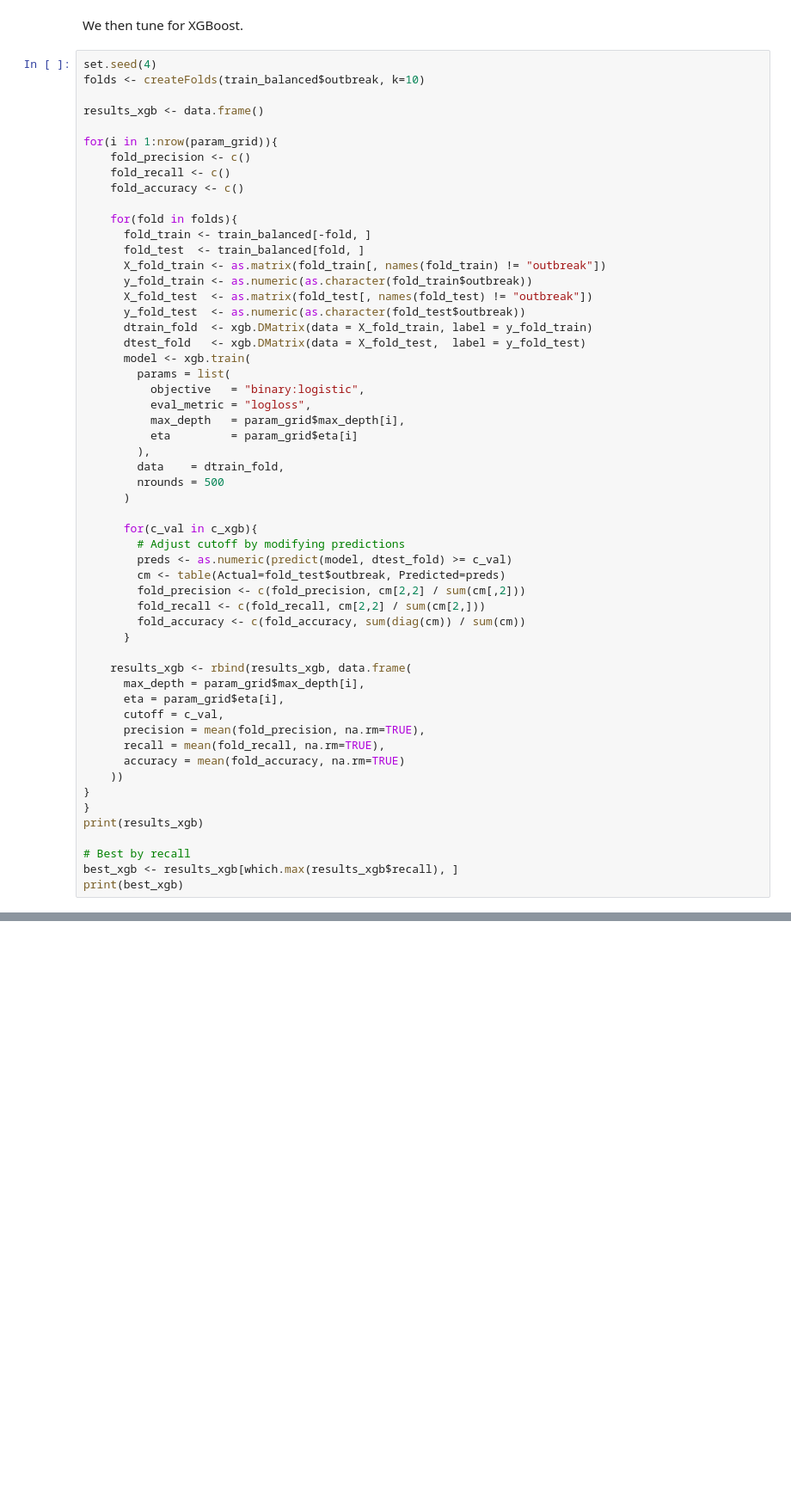
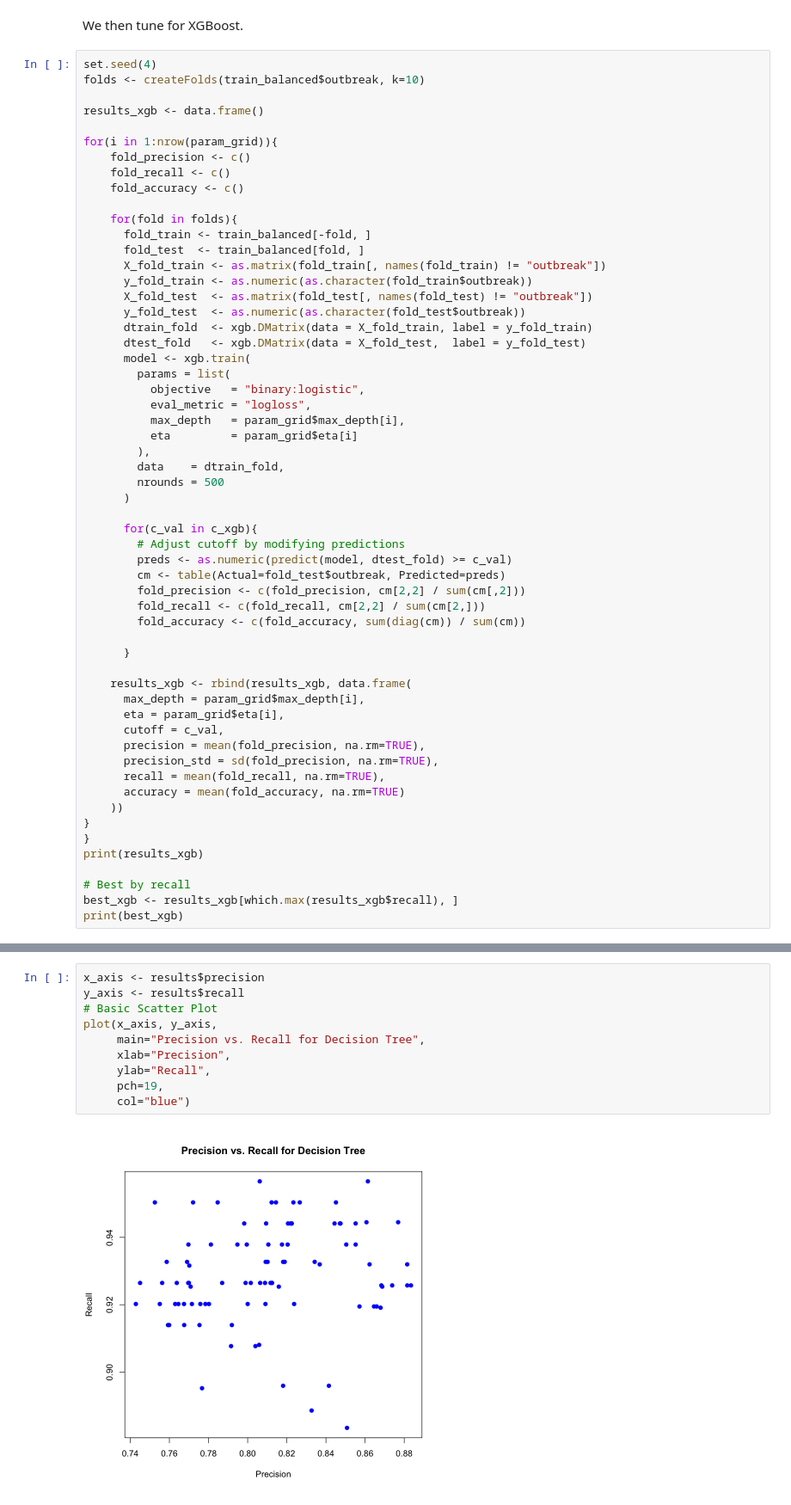
Before and after one commit to aichacamara/Measles-Outbreak-and-Public-Policy-Reluctance, a Jupyter notebook: 2026SU/classfication_tree.ipynb, the cells around one changed output, grey strips where cells are left out. Shown at 86% size. Drawn from its saved outputs; the diff is of its cells as text; blank space fills up the shorter version.

```diff
--- a/2026SU/classfication_tree.ipynb
+++ b/2026SU/classfication_tree.ipynb
@@ -406,6 +453,7 @@ for(i in 1:nrow(param_grid)){
         fold_precision <- c(fold_precision, cm[2,2] / sum(cm[,2]))
         fold_recall <- c(fold_recall, cm[2,2] / sum(cm[2,]))
         fold_accuracy <- c(fold_accuracy, sum(diag(cm)) / sum(cm))
+
       }
 
     results_xgb <- rbind(results_xgb, data.frame(
@@ -413,6 +461,7 @@ for(i in 1:nrow(param_grid)){
       eta = param_grid$eta[i],
       cutoff = c_val,
       precision = mean(fold_precision, na.rm=TRUE),
+      precision_std = sd(fold_precision, na.rm=TRUE),
       recall = mean(fold_recall, na.rm=TRUE),
       accuracy = mean(fold_accuracy, na.rm=TRUE)
     ))
@@ -443,0 +495,12 @@ print(best_xgb)
+# %%
+x_axis <- results$precision
+y_axis <- results$recall
+# Basic Scatter Plot
+plot(x_axis, y_axis,
+     main="Precision vs. Recall for Decision Tree",
+     xlab="Precision",
+     ylab="Recall",
+     pch=19,
+     col="blue")
+# %% [output]
+[figure, added]
```
Also changed, not shown: parts of 5 cells of this notebook.
